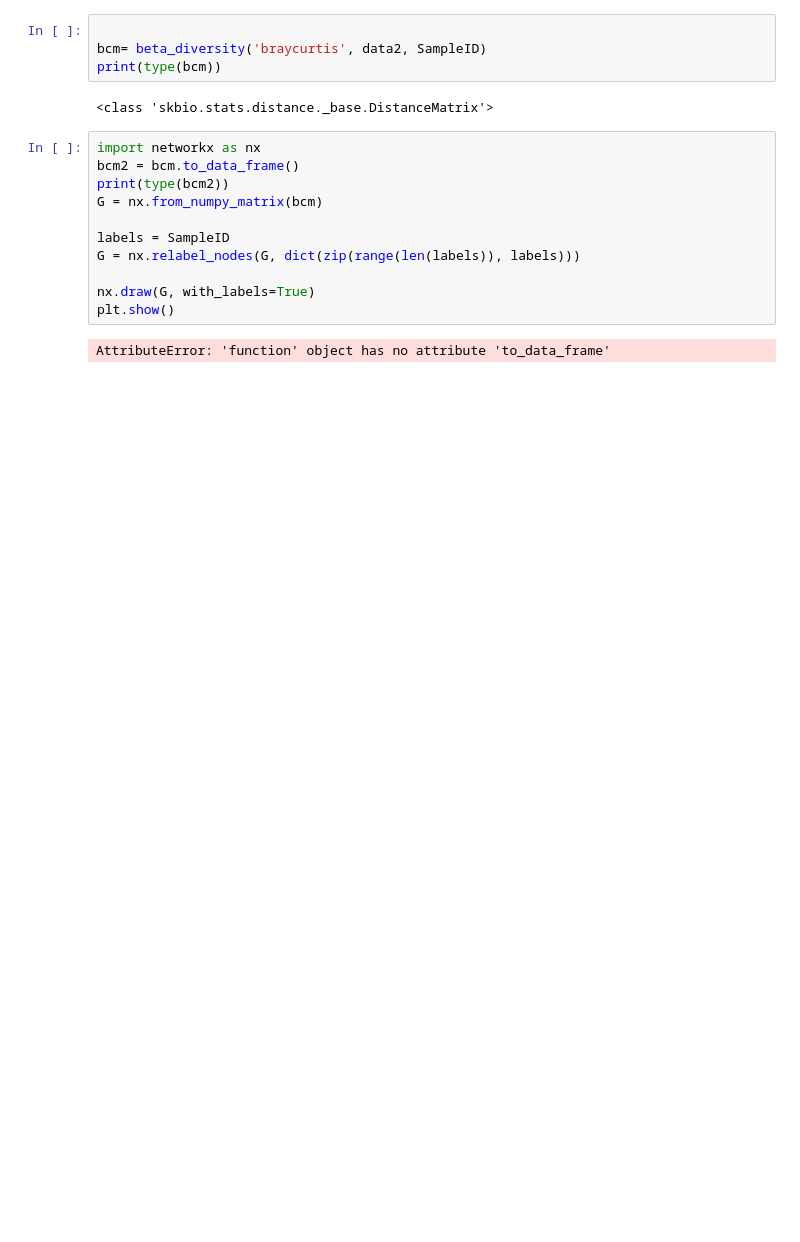
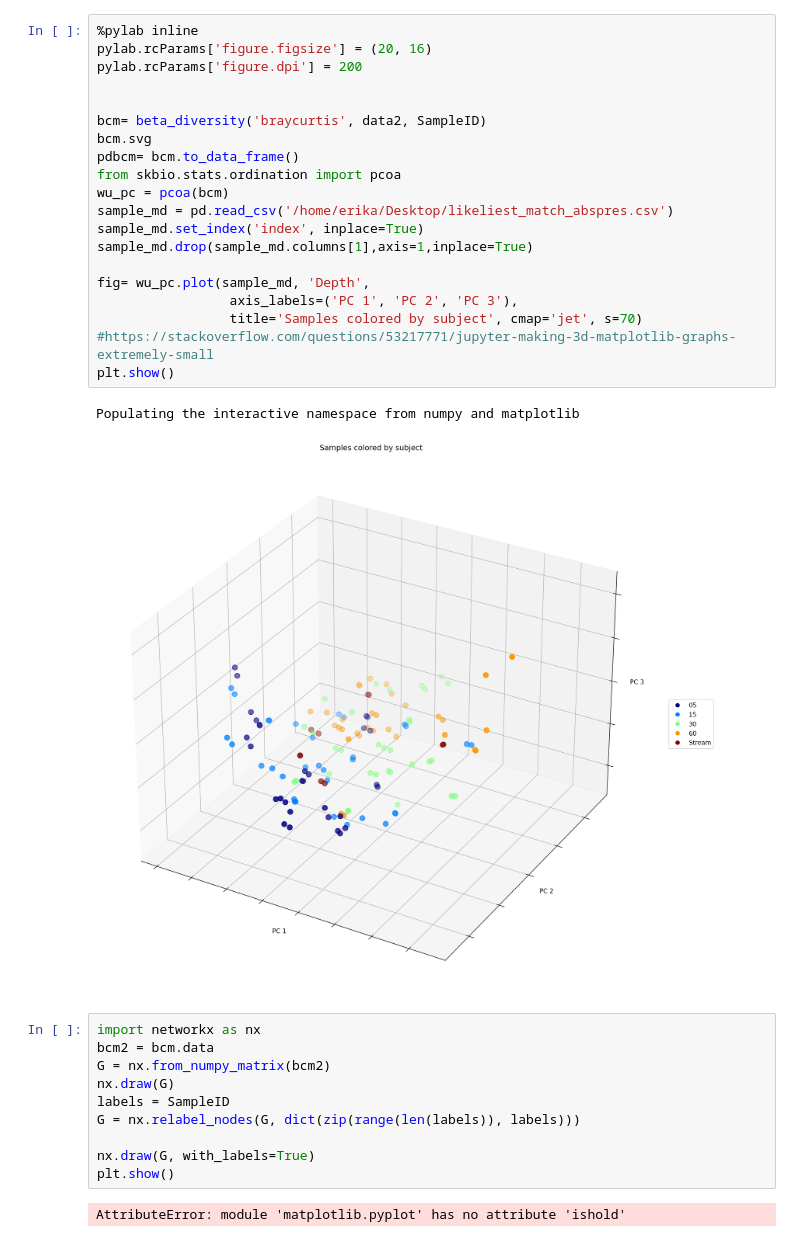
Before and after one commit to erikafreeman/FTICRMS-analyses, a Jupyter notebook: depth_plots.ipynb, the cells around one changed output. Drawn from its saved outputs; the diff is of its cells as text; blank space fills up the shorter version.

Commit message:
graph made interactive

```diff
--- a/depth_plots.ipynb
+++ b/depth_plots.ipynb
@@ -116,21 +110,37 @@ There are very few unique molecules (some that are are shared rather narrowly an
 [figure]
 [figure]
-# %%
-
-bcm= beta_diversity('braycurtis', data2, SampleID)
-print(type(bcm))
-# %% [output]
-<class 'skbio.stats.distance._base.DistanceMatrix'>
+# %%
+%pylab inline
+pylab.rcParams['figure.figsize'] = (20, 16)
+pylab.rcParams['figure.dpi'] = 200
+
+
+bcm= beta_diversity('braycurtis', data2, SampleID)
+bcm.svg
+pdbcm= bcm.to_data_frame()
+from skbio.stats.ordination import pcoa
+wu_pc = pcoa(bcm)
+sample_md = pd.read_csv('/home/erika/Desktop/likeliest_match_abspres.csv')
+sample_md.set_index('index', inplace=True)
+sample_md.drop(sample_md.columns[1],axis=1,inplace=True)
+
+fig= wu_pc.plot(sample_md, 'Depth',
+                 axis_labels=('PC 1', 'PC 2', 'PC 3'),
+                 title='Samples colored by subject', cmap='jet', s=70)
+#https://stackoverflow.com/questions/53217771/jupyter-making-3d-matplotlib-graphs-extremely-small
+plt.show()
+# %% [output]
+Populating the interactive namespace from numpy and matplotlib
+[figure, added]
 # %%
 import networkx as nx
-bcm2 = bcm.to_data_frame()
-print(type(bcm2))
-G = nx.from_numpy_matrix(bcm)
-
+bcm2 = bcm.data
+G = nx.from_numpy_matrix(bcm2)
+nx.draw(G)
 labels = SampleID
 G = nx.relabel_nodes(G, dict(zip(range(len(labels)), labels)))
 
 nx.draw(G, with_labels=True)
 plt.show()
 # %% [output]
-AttributeError: 'function' object has no attribute 'to_data_frame'
+AttributeError: module 'matplotlib.pyplot' has no attribute 'ishold'
```
Also changed, not shown: parts of 2 cells of this notebook, 1 other file.
